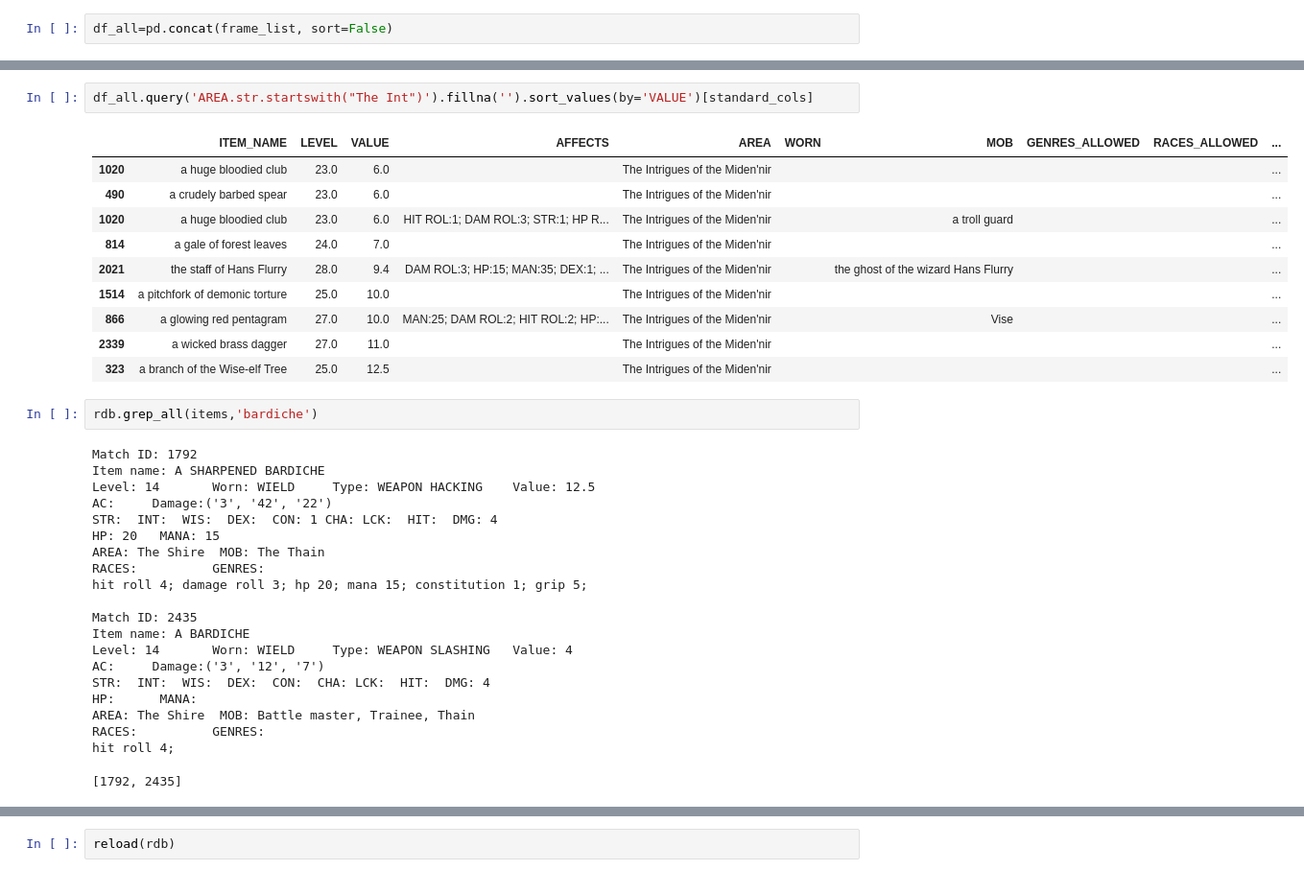
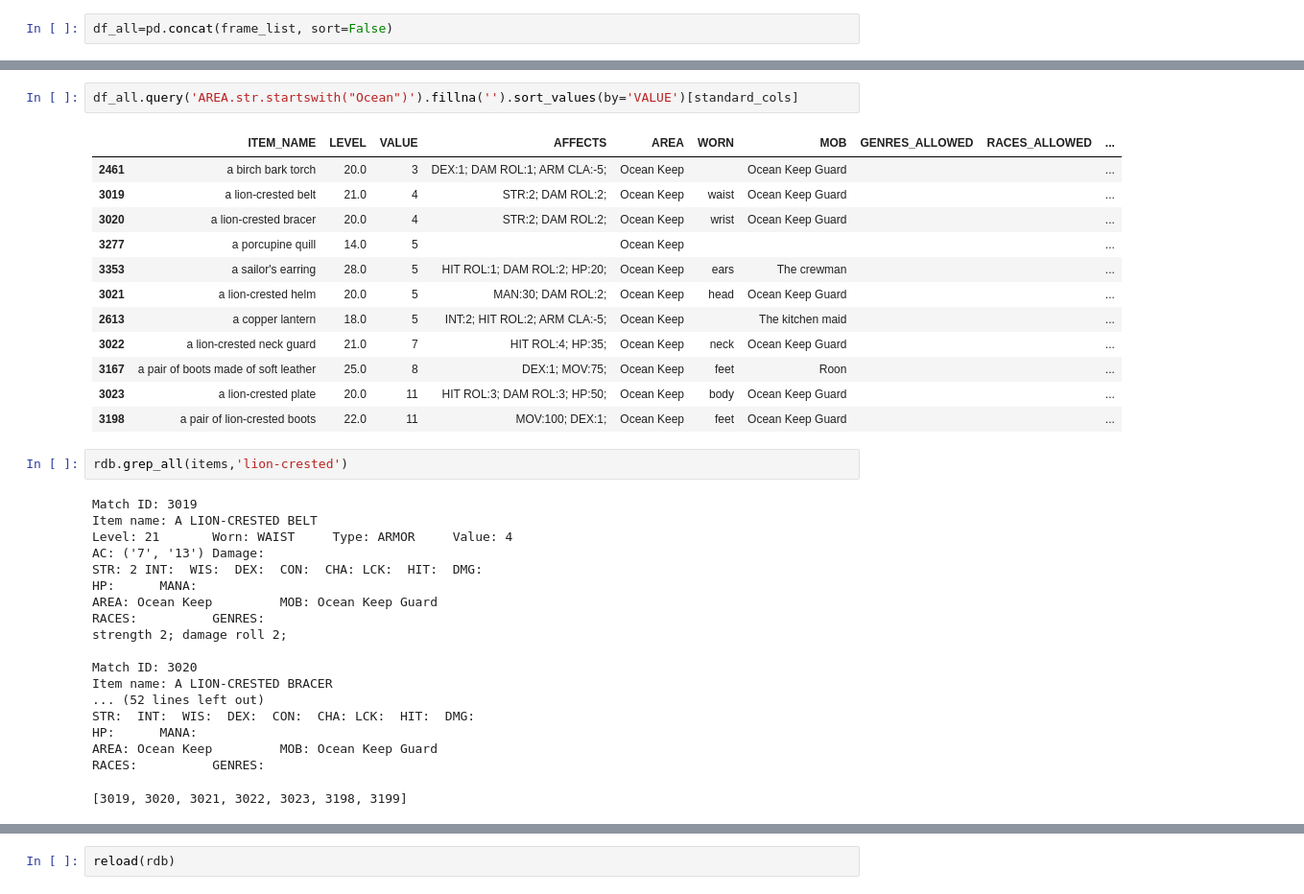
Before and after one commit to aesatchien/Rod_Mudlet, a Jupyter notebook: Database/RodQueries.ipynb, the cells around one changed output, grey strips where cells are left out. Shown at 96% size. Cells and saved outputs as stored; diff of their text form.

Commit message:
Updated item values to reflect lower values for moves

```diff
--- a/Database/RodQueries.ipynb
+++ b/Database/RodQueries.ipynb
@@ -493,38 +487,38 @@ Galaxy                             4
 Name: AREA, dtype: int64
 # %%
-df_all.query('AREA.str.startswith("The Int")').fillna('').sort_values(by='VALUE')[standard_cols]
+df_all.query('AREA.str.startswith("Ocean")').fillna('').sort_values(by='VALUE')[standard_cols]
 # %% [output]
 |  | ITEM_NAME | LEVEL | VALUE | AFFECTS | AREA | WORN | MOB | GENRES_ALLOWED | RACES_ALLOWED | ... |
-| 1020 | a huge bloodied club | 23.0 | 6.0 |  | The Intrigues of the Miden'nir |  |  |  |  | ... |
-| 490 | a crudely barbed spear | 23.0 | 6.0 |  | The Intrigues of the Miden'nir |  |  |  |  | ... |
-| 1020 | a huge bloodied club | 23.0 | 6.0 | HIT ROL:1; DAM ROL:3; STR:1; HP R... | The Intrigues of the Miden'nir |  | a troll guard |  |  | ... |
-| 814 | a gale of forest leaves | 24.0 | 7.0 |  | The Intrigues of the Miden'nir |  |  |  |  | ... |
-| 2021 | the staff of Hans Flurry | 28.0 | 9.4 | DAM ROL:3; HP:15; MAN:35; DEX:1; ... | The Intrigues of the Miden'nir |  | the ghost of the wizard Hans Flurry |  |  | ... |
-| 1514 | a pitchfork of demonic torture | 25.0 | 10.0 |  | The Intrigues of the Miden'nir |  |  |  |  | ... |
-| 866 | a glowing red pentagram | 27.0 | 10.0 | MAN:25; DAM ROL:2; HIT ROL:2; HP:... | The Intrigues of the Miden'nir |  | Vise |  |  | ... |
-| 2339 | a wicked brass dagger | 27.0 | 11.0 |  | The Intrigues of the Miden'nir |  |  |  |  | ... |
-| 323 | a branch of the Wise-elf Tree | 25.0 | 12.5 |  | The Intrigues of the Miden'nir |  |  |  |  | ... |
+| 2461 | a birch bark torch | 20.0 | 3 | DEX:1; DAM ROL:1; ARM CLA:-5; | Ocean Keep |  | Ocean Keep Guard |  |  | ... |
+| 3019 | a lion-crested belt | 21.0 | 4 | STR:2; DAM ROL:2; | Ocean Keep | waist | Ocean Keep Guard |  |  | ... |
+| 3020 | a lion-crested bracer | 20.0 | 4 | STR:2; DAM ROL:2; | Ocean Keep | wrist | Ocean Keep Guard |  |  | ... |
+| 3277 | a porcupine quill | 14.0 | 5 |  | Ocean Keep |  |  |  |  | ... |
+| 3353 | a sailor's earring | 28.0 | 5 | HIT ROL:1; DAM ROL:2; HP:20; | Ocean Keep | ears | The crewman |  |  | ... |
+| 3021 | a lion-crested helm | 20.0 | 5 | MAN:30; DAM ROL:2; | Ocean Keep | head | Ocean Keep Guard |  |  | ... |
+| 2613 | a copper lantern | 18.0 | 5 | INT:2; HIT ROL:2; ARM CLA:-5; | Ocean Keep |  | The kitchen maid |  |  | ... |
+| 3022 | a lion-crested neck guard | 21.0 | 7 | HIT ROL:4; HP:35; | Ocean Keep | neck | Ocean Keep Guard |  |  | ... |
+| 3167 | a pair of boots made of soft leather | 25.0 | 8 | DEX:1; MOV:75; | Ocean Keep | feet | Roon |  |  | ... |
+| 3023 | a lion-crested plate | 20.0 | 11 | HIT ROL:3; DAM ROL:3; HP:50; | Ocean Keep | body | Ocean Keep Guard |  |  | ... |
+| 3198 | a pair of lion-crested boots | 22.0 | 11 | MOV:100; DEX:1; | Ocean Keep | feet | Ocean Keep Guard |  |  | ... |
 # %%
-rdb.grep_all(items,'bardiche')
+rdb.grep_all(items,'lion-crested')
 # %% [output]
-Match ID: 1792
-Item name: A SHARPENED BARDICHE
-Level: 14       Worn: WIELD     Type: WEAPON HACKING    Value: 12.5
-AC:     Damage:('3', '42', '22')
-STR:  INT:  WIS:  DEX:  CON: 1 CHA: LCK:  HIT:  DMG: 4
-HP: 20   MANA: 15
-AREA: The Shire  MOB: The Thain
+Match ID: 3019
+Item name: A LION-CRESTED BELT
+Level: 21       Worn: WAIST     Type: ARMOR     Value: 4
+AC: ('7', '13') Damage:
+STR: 2 INT:  WIS:  DEX:  CON:  CHA: LCK:  HIT:  DMG:
+HP:      MANA:
+AREA: Ocean Keep         MOB: Ocean Keep Guard
 RACES:          GENRES:
-hit roll 4; damage roll 3; hp 20; mana 15; constitution 1; grip 5;
+strength 2; damage roll 2;
 
-Match ID: 2435
-Item name: A BARDICHE
-Level: 14       Worn: WIELD     Type: WEAPON SLASHING   Value: 4
-AC:     Damage:('3', '12', '7')
-STR:  INT:  WIS:  DEX:  CON:  CHA: LCK:  HIT:  DMG: 4
+Match ID: 3020
+Item name: A LION-CRESTED BRACER
+... (52 lines left out)
+STR:  INT:  WIS:  DEX:  CON:  CHA: LCK:  HIT:  DMG:
 HP:      MANA:
-AREA: The Shire  MOB: Battle master, Trainee, Thain
+AREA: Ocean Keep         MOB: Ocean Keep Guard
 RACES:          GENRES:
-hit roll 4;
-[1792, 2435]
+[3019, 3020, 3021, 3022, 3023, 3198, 3199]
 # %%
```
Also changed, not shown: parts of 26 cells of this notebook, 3 other files.
